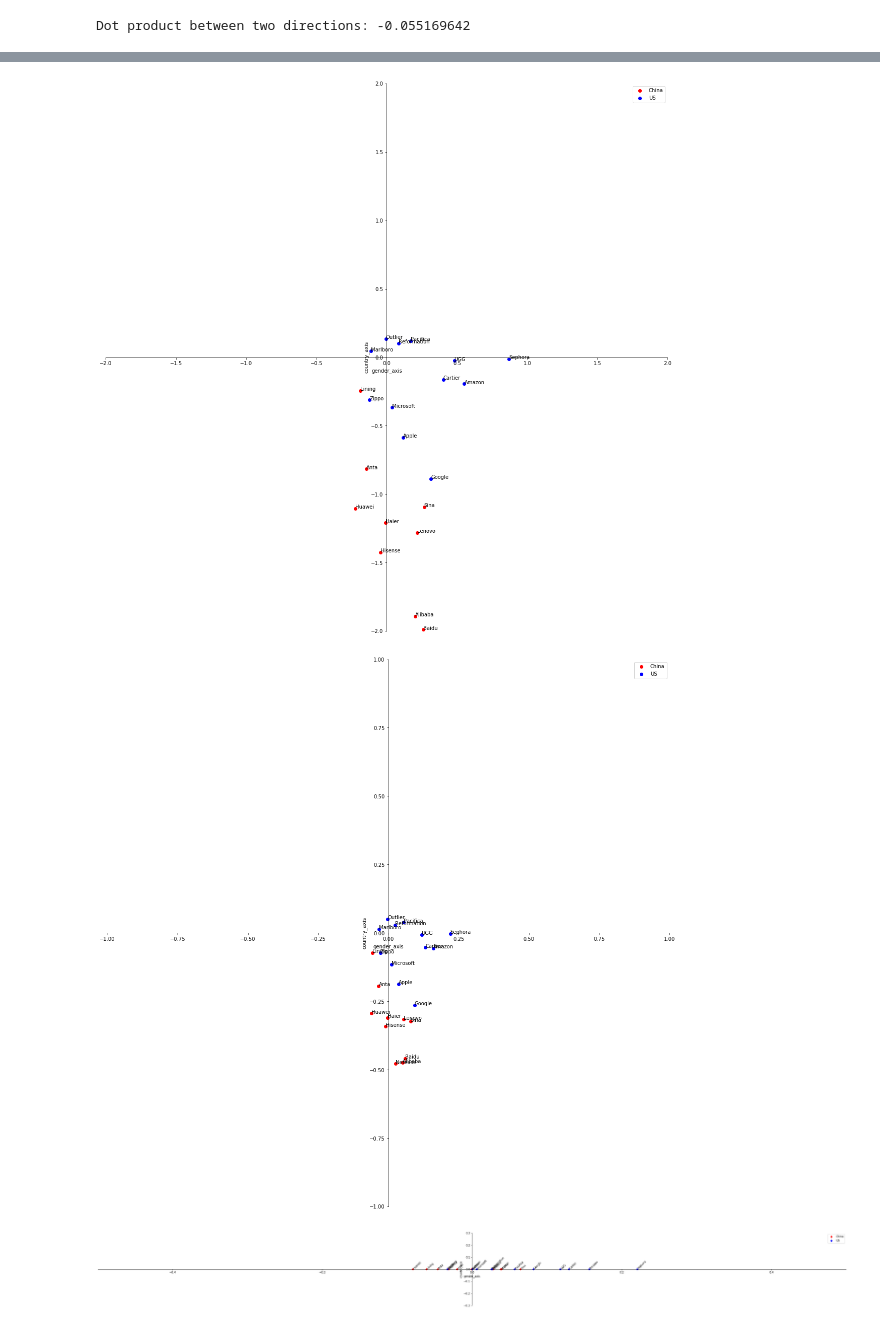
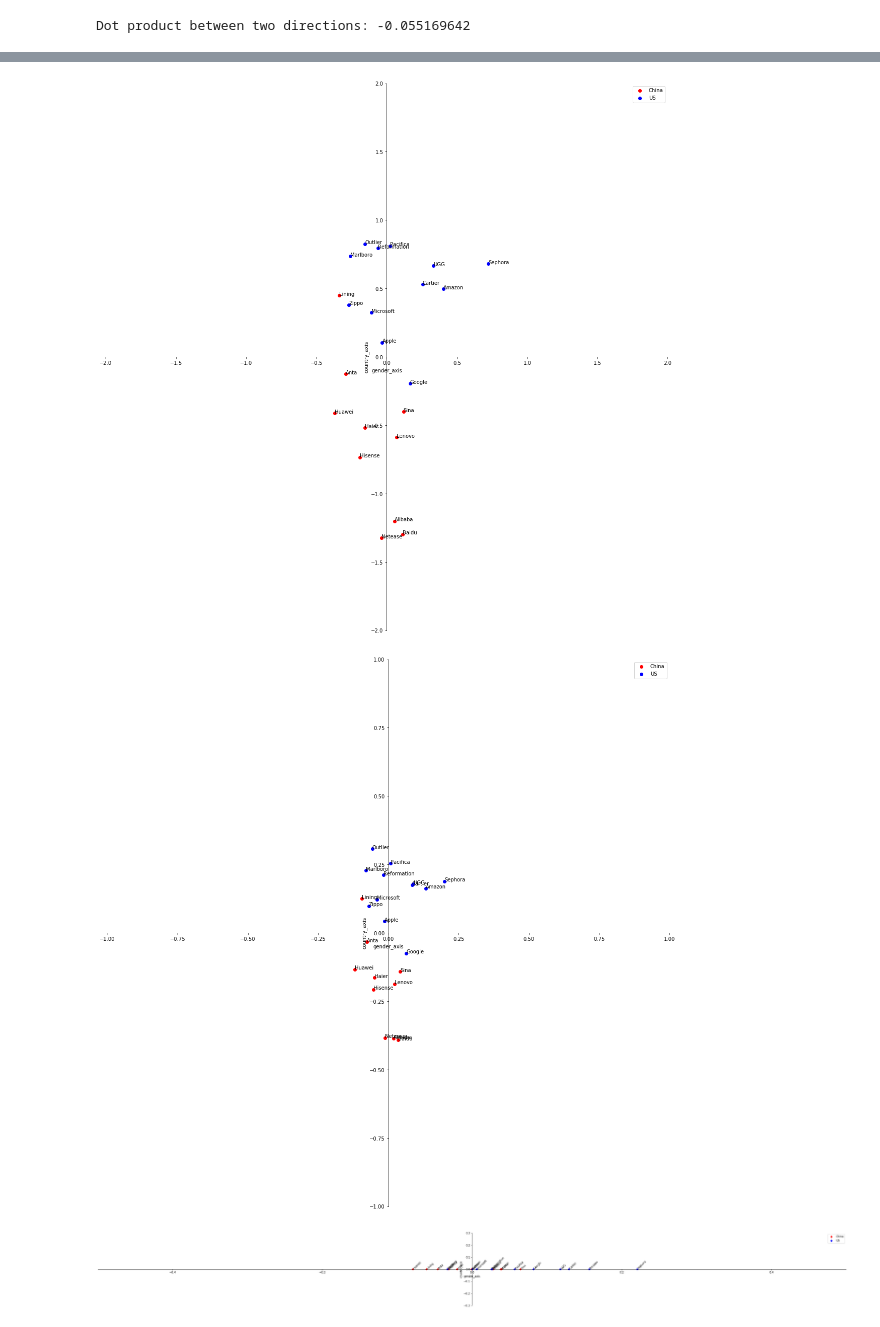
Before and after one commit to nachtsky1077/word_embedding_brand, a Jupyter notebook: notebooks/projection_gender_vs_country_China_US.ipynb, the cells around one changed output, grey strips where cells are left out. Cells and saved outputs as stored; diff of their text form; code cells hidden in the pictures.

Commit message:
center brand embeddings before project onto subspace

```diff
--- a/notebooks/projection_gender_vs_country_China_US.ipynb
+++ b/notebooks/projection_gender_vs_country_China_US.ipynb
@@ -60,13 +60,15 @@ for brand in brands_China+brands_US:
 # %%
 # project onto the gender-country plane
 brands = brands_China + brands_US
+_, mean = get_embedding_mat(brands, kv, mean=True)
+
 gender_direction = gender_debias._B.reshape(-1,)
 country_direction = country_debias._B.reshape(-1,)
 c_gender = []
 c_country = []
 for brand in brands:
-    coordinate_gender = kv[brand].dot(gender_direction)
-    coordiante_country = kv[brand].dot(country_direction)
+    coordinate_gender = get_word_vector(brand, kv, mean).dot(gender_direction)
+    coordiante_country = get_word_vector(brand, kv, mean).dot(country_direction)
     c_gender.append(coordinate_gender)
     c_country.append(coordiante_country)
 print(c_gender)
@@ -102,7 +104,7 @@ ax.legend()
 fig.savefig('../figures/gender_vs_country(China-US).png')
 plt.show()
 # %% [output]
-[figure, old version]
+[figure, new version]
 # %%
 # plot using unit length
 # project onto the gender-country plane
@@ -112,36 +114,37 @@ country_direction = country_debias._B.reshape(-1,)
 c_gender_unit = []
 c_country_unit = []
 for brand in brands:
-    coordinate_gender = kv[brand].dot(gender_direction) / (np.linalg.norm(kv[brand]) * np.linalg.norm(gender_direction))
-    coordiante_country = kv[brand].dot(country_direction) / (np.linalg.norm(kv[brand]) * np.linalg.norm(country_direction))
+    vec = get_word_vector(brand, kv, mean)
+    coordinate_gender = vec.dot(gender_direction) / (np.linalg.norm(vec) * np.linalg.norm(gender_direction))
+    coordiante_country = vec.dot(country_direction) / (np.linalg.norm(vec) * np.linalg.norm(country_direction))
     c_gender_unit.append(coordinate_gender)
     c_country_unit.append(coordiante_country)
 
 # plot on the gender-country 2D plane
 fig2, ax2 = plt.subplots(1, 1, figsize=(20, 20))
 
 ax2.spines['left'].set_position('zero')
 ax2.spines['bottom'].set_position('zero')
 ax2.spines['right'].set_color('none')
 ax2.spines['top'].set_color('none')
 
 ax2.xaxis.set_ticks_position('bottom')
 ax2.yaxis.set_ticks_position('left')
 
 ax2.set_xlim(-1, 1)
 ax2.set_ylim(-1, 1)
 ax2.set_xlabel('gender_axis')
 ax2.set_ylabel('country_axis')
 split = len(brands_China)
 ax2.scatter(x=c_gender_unit[:split], y=c_country_unit[:split], c='r', label='China')
 ax2.scatter(x=c_gender_unit[split:], y=c_country_unit[split:], c='b', label='US')
 brands = brands_China + brands_US
 for i, brand in enumerate(brands):
     ax2.annotate(brand, (c_gender_unit[i], c_country_unit[i]))
 ax2.legend()
 fig2.savefig('../figures/gender_vs_country(China-US)_unit_len.png')
 # %% [output]
-[figure, old version]
+[figure, new version]
 # %%
 # debias country, check gender
 brands = brands_China + brands_US
```
Also changed, not shown: parts of 2 cells of this notebook, 8 other files.
